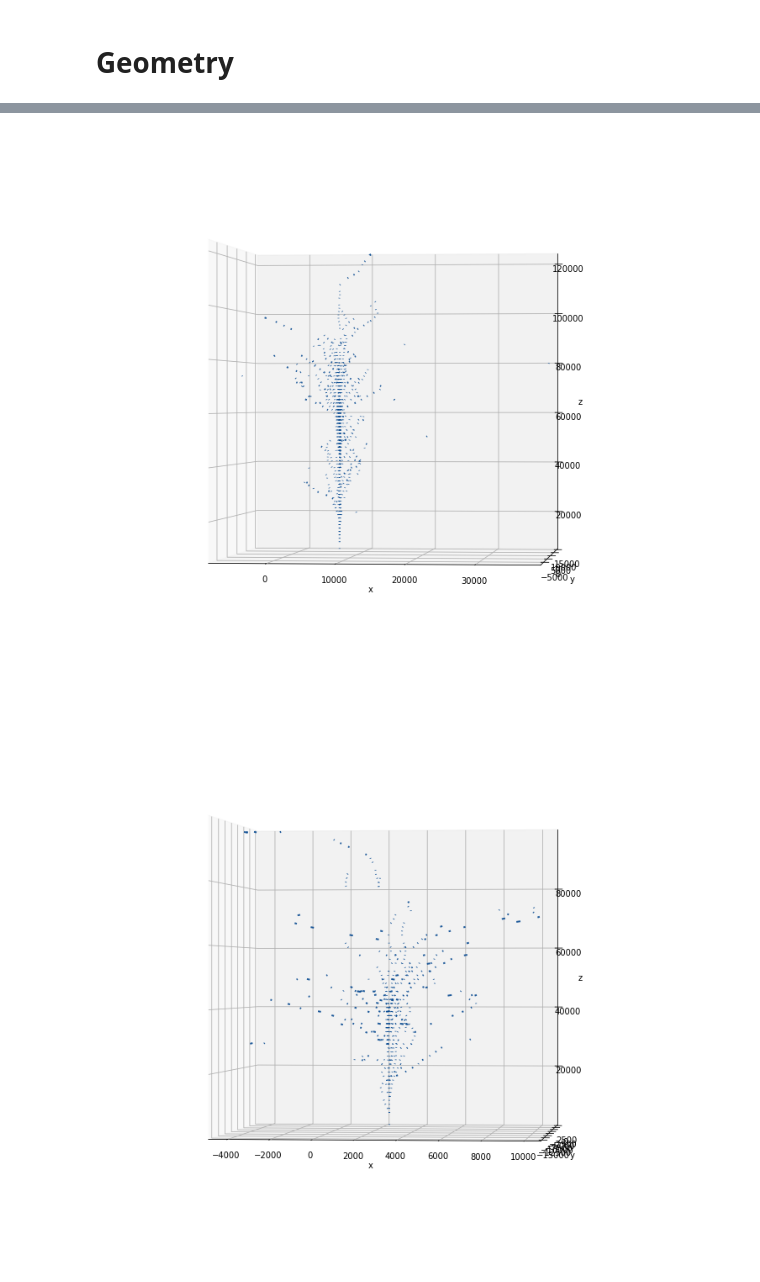
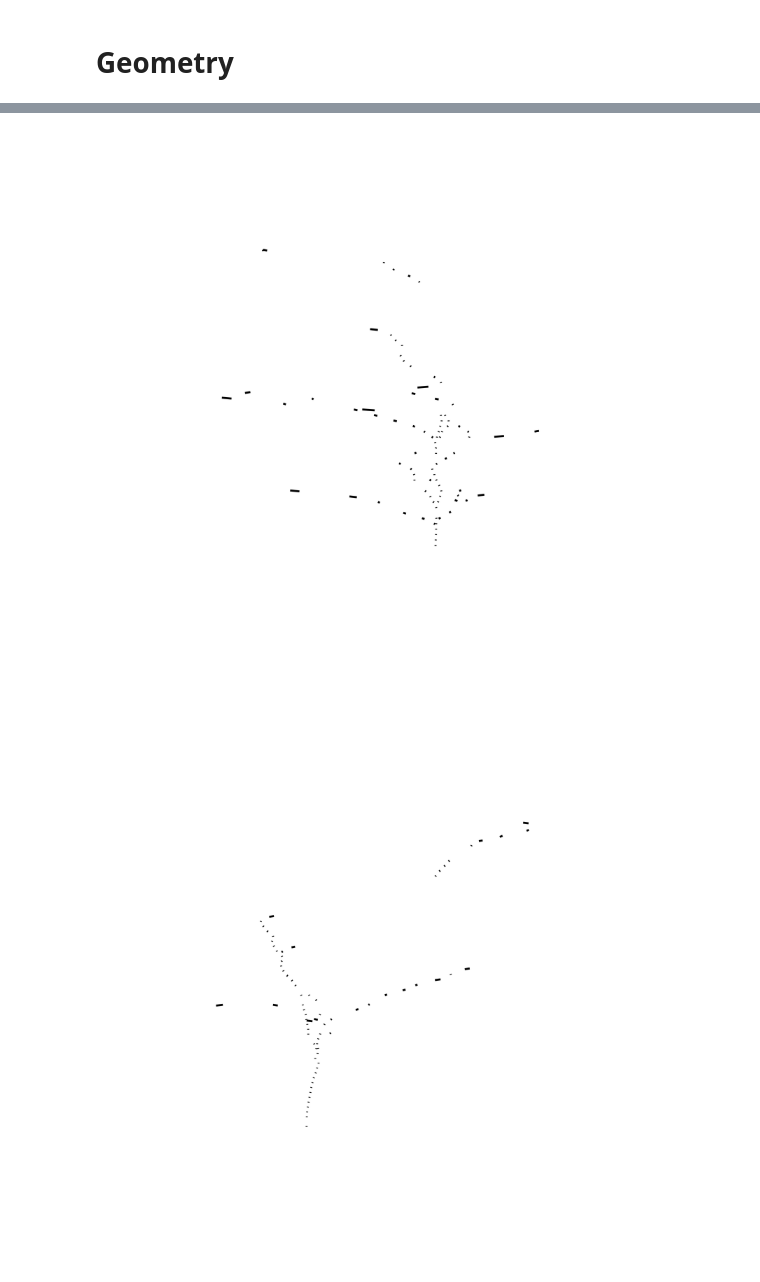
Before and after one commit to SchattenGenie/em_showers_generation, a Jupyter notebook: ship_mc_emulsion.ipynb, the cells around one changed output, grey strips where cells are left out. Cells and saved outputs as stored; diff of their text form; code cells hidden in the pictures.

```diff
--- a/ship_mc_emulsion.ipynb
+++ b/ship_mc_emulsion.ipynb
@@ -56,4 +24,4 @@ scale = 10000
 # %%
 import glob
 # %%
-filenames = glob.glob('./data/ship.conical.PG_11-TGeant4.root')
+filenames = glob.glob('../ship.conical.PG_11-TGeant4.root')
@@ -319,0 +284,33 @@ showers = extract_showers(showers_data_root)
+# %%
+def plot3d(shower):
+    """
+    Function for plotting shower
+    """
+
+    x0, y0, z0 = np.array(shower['SX']), np.array(shower['SY']), np.array(shower['SZ'])
+    sx, sy = np.array(shower['TX']), np.array(shower['TY'])
+
+    x1 = x0 + dZ * sx
+    y1 = y0 + dZ * sy
+    z1 = z0 + dZ
+
+    start_points = np.array([x0, y0, z0]).T.reshape(-1, 3)
+    end_points = np.array([x1, y1, z1]).T.reshape(-1, 3)
+
+    C = plt.cm.Greys(1.)
+    lc = Line3DCollection(list(zip(start_points, end_points)), colors=C, alpha=1., lw=3)
+
+    fig = plt.figure(figsize=(12, 12), dpi=300)
+    ax = fig.gca(projection='3d')
+    ax.view_init(azim=-84, elev=0)
+    ax.add_collection3d(lc)
+    ax.patch.set_visible(False)
+    ax.set_axis_off()
+    ax.set_xlabel("x")
+    ax.set_ylabel("y")
+    ax.set_zlabel("z")
+    ax.set_xlim(x0.min(), x1.max())
+    ax.set_ylim(y0.min(), y1.max())
+    ax.set_zlim(z0.min(), z1.max())
+    plt.tight_layout()
+    plt.show()
@@ -320,4 +356,4 @@ showers = extract_showers(showers_data_root)
 # %%
-for shower in showers[:3]:
+for shower in showers[:4]:
     plot3d(shower.x)
 # %% [output]
@@ -325,2 +361,2 @@ for shower in showers[:3]:
-[figure, old version]
+[figure, new version]
-[figure, old version]
+[figure, new version]
```
Also changed, not shown: parts of 18 cells of this notebook, 12 other files.
